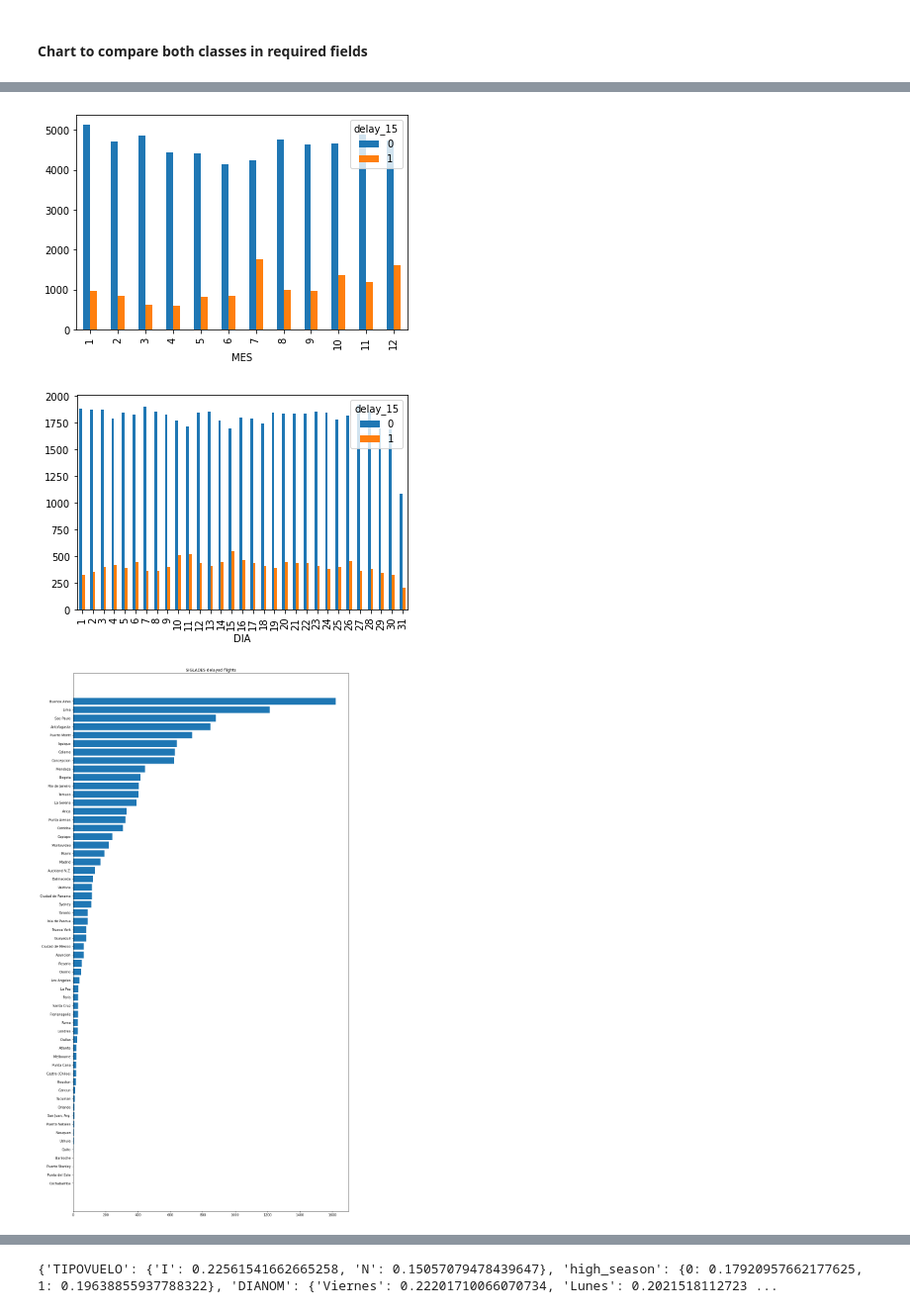
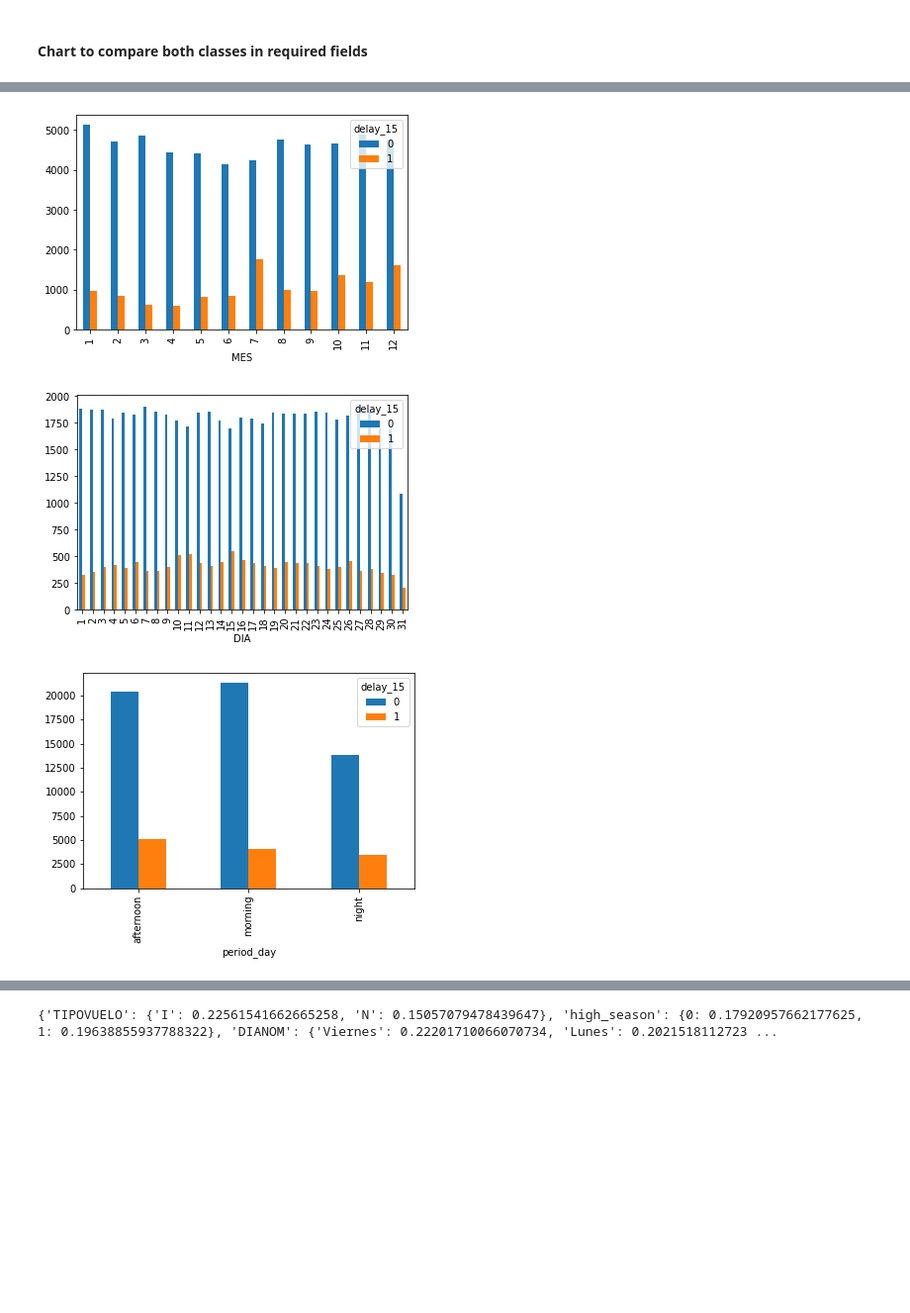
Before and after one commit to FelipeFValdivia/probability-of-delay-airlines, a Jupyter notebook: solution.ipynb, the cells around one changed output, grey strips where cells are left out. Shown at 99% size. Saved outputs shown, nothing was run; the diff lists cells and outputs as text; code cells hidden in the pictures; blank space fills up the shorter version.

```diff
--- a/solution.ipynb
+++ b/solution.ipynb
@@ -296,23 +296,24 @@ synthetic_features_csv.head()
 # %%
 #Plot barchart for diferents columns comparing if flight was delayed
 
 delayed_flights = synthetic_features_csv[synthetic_features_csv['delay_15']==1]
 in_time_flights = synthetic_features_csv[synthetic_features_csv['delay_15']==0]
 #plot_grouped_barchar(delayed_flights, in_time_flights, ['TIPOVUELO', 'high_season', 'DIANOM', 'MES'])
 plot_grouped_barchar_withpd(synthetic_features_csv, ['TIPOVUELO', 'delay_15'])
 plot_grouped_barchar_withpd(synthetic_features_csv, ['high_season', 'delay_15'])
 plot_grouped_barchar_withpd(synthetic_features_csv, ['DIANOM', 'delay_15'])
 plot_grouped_barchar_withpd(synthetic_features_csv, ['MES', 'delay_15'])
 plot_grouped_barchar_withpd(synthetic_features_csv, ['DIA', 'delay_15'])
+plot_grouped_barchar_withpd(synthetic_features_csv, ['period_day', 'delay_15'])
 
 plot_multiple_barchar(delayed_flights, ['SIGLADES'], "{} delayed flights")
 plot_multiple_barchar(in_time_flights, ['SIGLADES'], "{} in time flights")
 plot_multiple_barchar(delayed_flights, ['OPERA'], "{} delayed flights")
 plot_multiple_barchar(in_time_flights, ['OPERA'], "{} in time flights")
 # %% [output]
 [figure]
 [figure]
 [figure]
 [figure]
 [figure]
-[figure, old version]
+[figure, new version]
```
Also changed, not shown: parts of 31 cells of this notebook, 4 other files.
